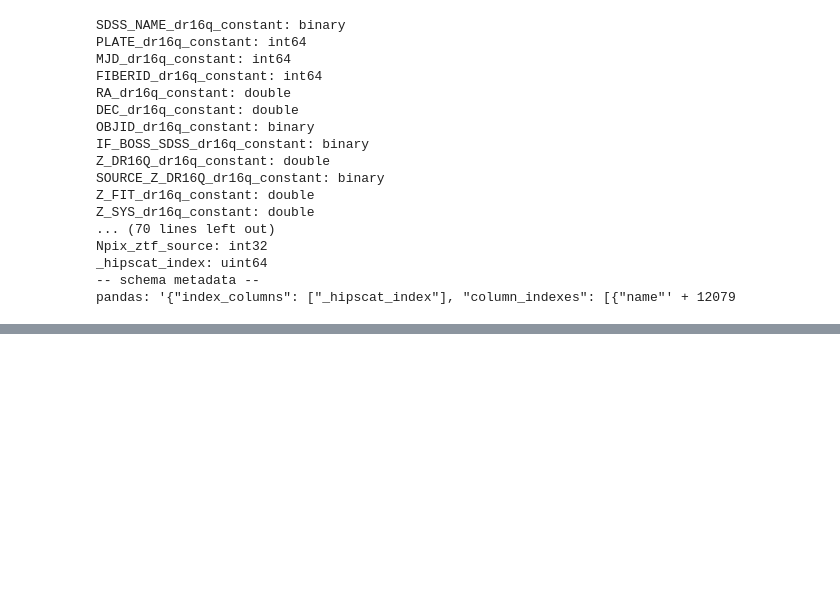
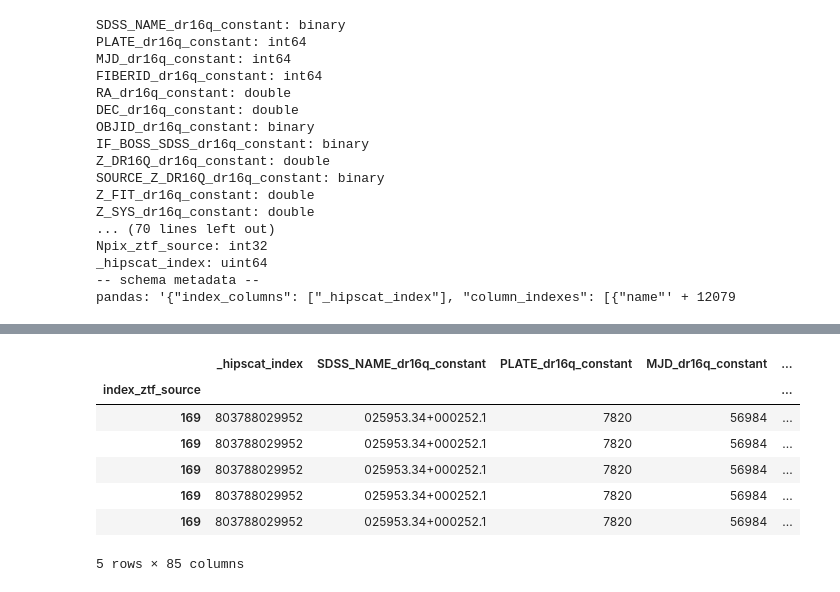
Before and after one commit to lincc-frameworks/notebooks_lf, a Jupyter notebook: PeriodDrw/Fit.ipynb, the cells around one changed output, grey strips where cells are left out. Saved outputs shown, nothing was run; the diff lists cells and outputs as text; code cells hidden in the pictures; blank space fills up the shorter version.

```diff
--- a/PeriodDrw/Fit.ipynb
+++ b/PeriodDrw/Fit.ipynb
@@ -513,0 +500,11 @@ print("Number of rows in each partition:", n_sources_per_div)
+# %%
+ens._source.head(5)
+# %% [output]
+|  | _hipscat_index | SDSS_NAME_dr16q_constant | PLATE_dr16q_constant | MJD_dr16q_constant | ... |
+| index_ztf_source |  |  |  |  | ... |
+| 169 | 803788029952 | 025953.34+000252.1 | 7820 | 56984 | ... |
+| 169 | 803788029952 | 025953.34+000252.1 | 7820 | 56984 | ... |
+| 169 | 803788029952 | 025953.34+000252.1 | 7820 | 56984 | ... |
+| 169 | 803788029952 | 025953.34+000252.1 | 7820 | 56984 | ... |
+| 169 | 803788029952 | 025953.34+000252.1 | 7820 | 56984 | ... |
+5 rows × 85 columns
```
Also changed, not shown: parts of 16 cells of this notebook.
